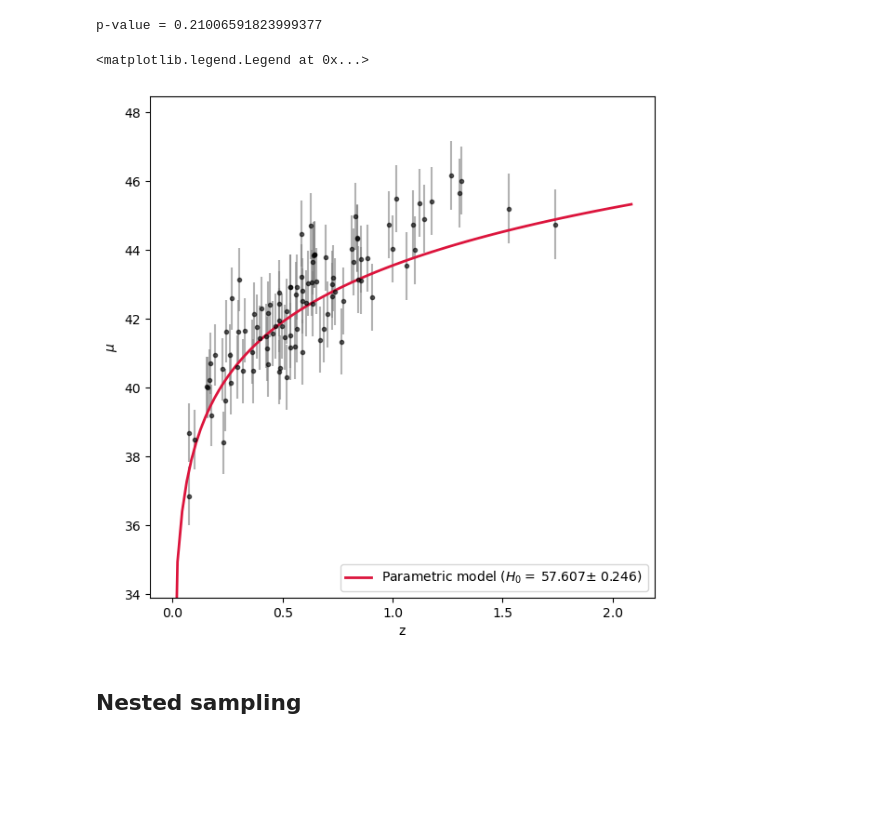
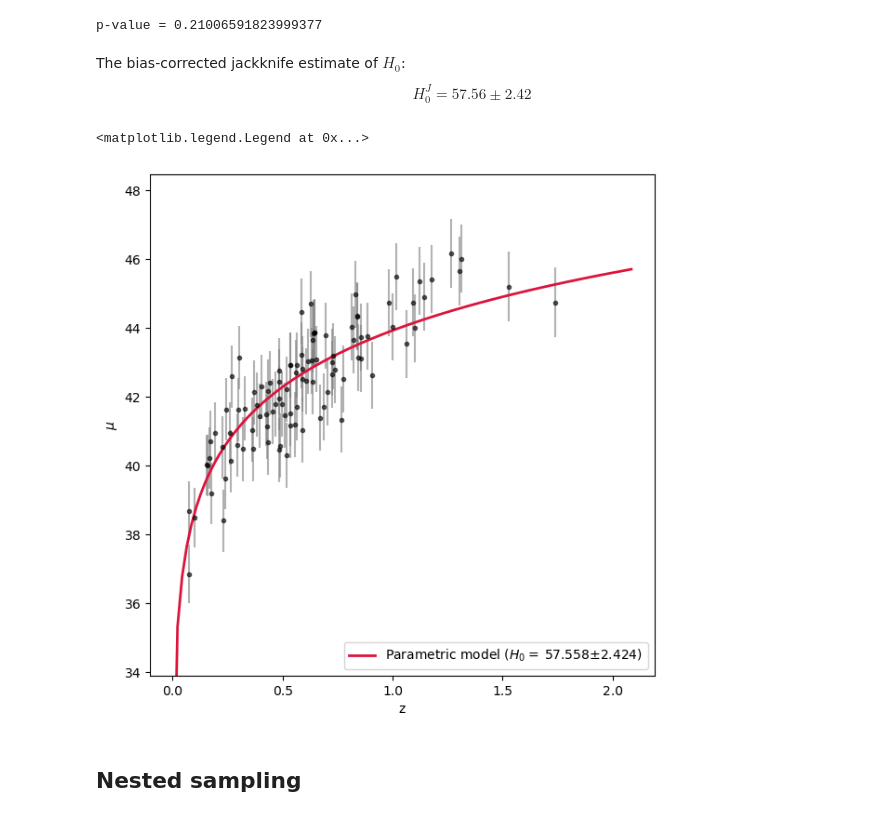
Before and after one commit to Giovanni-Ferron/astrostatistics_bicocca_2024, a Jupyter notebook: working/ex_L18.ipynb, the cells around one changed output. Drawn from its saved outputs; the diff is of its cells as text; code cells hidden in the pictures; blank space fills up the shorter version.

```diff
--- a/working/ex_L18.ipynb
+++ b/working/ex_L18.ipynb
@@ -422,20 +475,27 @@ def GetParametersNoDE(data):
 
 
 H0_mean_NoDE, H0_std_NoDE, H0_distr_NoDE = jackknife(z_sample, user_statistic=GetParametersNoDE, return_raw_distribution=True, pass_indices=True)
+# %%
+display(Markdown(
+    "The bias-corrected jackknife estimate of $H_0$:"
+    "$$ H_0^J = " + f"{H0_mean_NoDE:.2f}" + "\pm" + f"{H0_std_NoDE:.2f}" + "$$"
+))
+# %% [output]
+The bias-corrected jackknife estimate of $H_0$:$$ H_0^J = 57.56\pm2.42$$
 # %%
 #Plot best fit
 
 plt.figure()
 plt.errorbar(z_sample, mu_sample, dmu, fmt=".k", ecolor="grey", alpha=0.6)
-plt.plot(z_grid, LambdaCDM(H0=H0, Om0=1, Ode0=0).distmod(z_grid).value, color="crimson", lw=2,
-         label="Parametric model ($H_0 = $" + f"{H0_NoDE: .3f}" + "$\pm$" + f"{np.std(H0_distr_NoDE): .3f}" + ")")
+plt.plot(z_grid, LambdaCDM(H0=H0_mean_NoDE, Om0=1, Ode0=0).distmod(z_grid).value, color="crimson", lw=2,
+         label="Parametric model ($H_0 = $" + f"{H0_mean_NoDE: .3f}" + "$\pm$" + f"{H0_std_NoDE:.3f}" + ")")
 plt.xlabel("z")
 plt.ylabel("$\mu$")
 plt.ylim(0.92*min(mu_sample), 1.05*max(mu_sample))
 plt.legend(loc="lower right")
 # %% [output]
 <matplotlib.legend.Legend at 0x...>
-[figure, old version]
+[figure, new version]
 # %% [markdown]
 ## Nested sampling
 # %%
```
Also changed, not shown: parts of 13 cells of this notebook.
